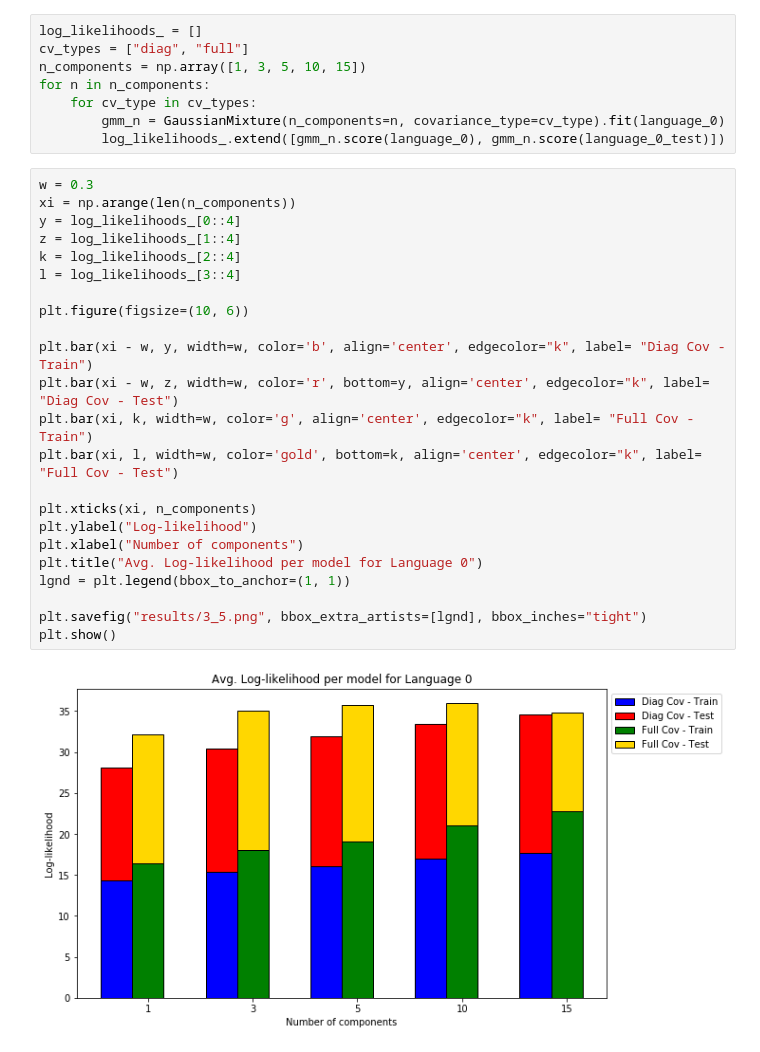
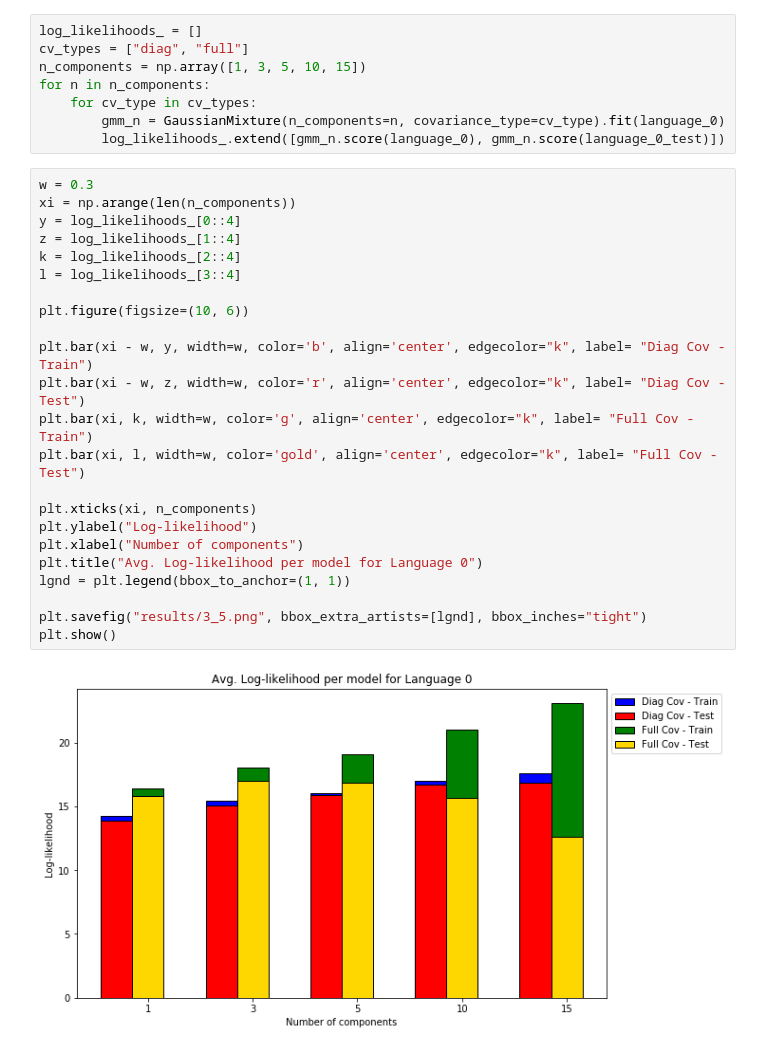
Before and after one commit to apurvmishra99/iaml-cw2, a Jupyter notebook: explore_q3.ipynb, the cells around one changed output. Cells and saved outputs as stored; diff of their text form.

```diff
--- a/explore_q3.ipynb
+++ b/explore_q3.ipynb
@@ -181,25 +183,25 @@ for n in n_components:
 # %%
 w = 0.3
 xi = np.arange(len(n_components))
 y = log_likelihoods_[0::4]
 z = log_likelihoods_[1::4]
 k = log_likelihoods_[2::4]
 l = log_likelihoods_[3::4]
 
 plt.figure(figsize=(10, 6))
 
 plt.bar(xi - w, y, width=w, color='b', align='center', edgecolor="k", label= "Diag Cov - Train")
-plt.bar(xi - w, z, width=w, color='r', bottom=y, align='center', edgecolor="k", label= "Diag Cov - Test")
+plt.bar(xi - w, z, width=w, color='r', align='center', edgecolor="k", label= "Diag Cov - Test")
 plt.bar(xi, k, width=w, color='g', align='center', edgecolor="k", label= "Full Cov - Train")
-plt.bar(xi, l, width=w, color='gold', bottom=k, align='center', edgecolor="k", label= "Full Cov - Test")
+plt.bar(xi, l, width=w, color='gold', align='center', edgecolor="k", label= "Full Cov - Test")
 
 plt.xticks(xi, n_components)
 plt.ylabel("Log-likelihood")
 plt.xlabel("Number of components")
 plt.title("Avg. Log-likelihood per model for Language 0")
 lgnd = plt.legend(bbox_to_anchor=(1, 1))
 
 plt.savefig("results/3_5.png", bbox_extra_artists=[lgnd], bbox_inches="tight")
 plt.show()
 # %% [output]
-[figure, old version]
+[figure, new version]
```
Also changed, not shown: parts of 3 cells of this notebook, 12 other files.
